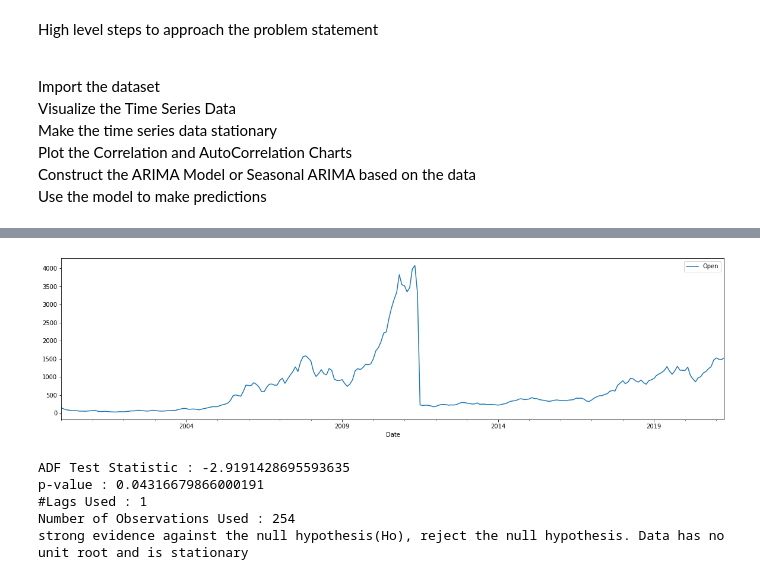
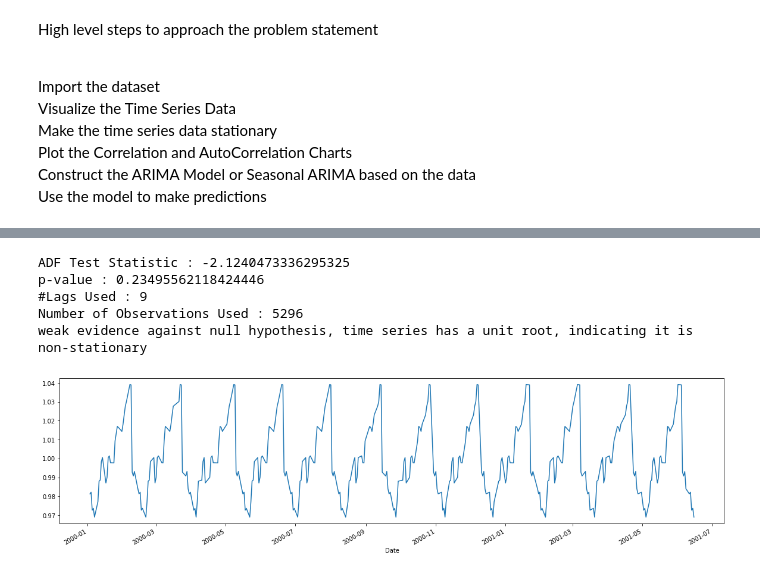
Before and after one commit to hargurjeet/MachineLearning, a Jupyter notebook: Nifty_50_Time_Series_Forecasting.ipynb, the cells around one changed output, grey strips where cells are left out. Saved outputs shown, nothing was run; the diff lists cells and outputs as text; code cells hidden in the pictures.

```diff
--- a/Nifty_50_Time_Series_Forecasting.ipynb
+++ b/Nifty_50_Time_Series_Forecasting.ipynb
@@ -91,4 +81,0 @@ titan_opening_price.plot() ;
-# %%
-## let us try to calcuate the average monthly sale
-
-titan_opening_price.index = titan_opening_price.index.to_period("M")
@@ -106,6 +82,2 @@ titan_opening_price_monthly.head()
-# %%
-titan_opening_price.groupby(titan_opening_price.index).mean().plot() ;
-# %% [output]
-[figure, removed]
 # %%
 ## testing for stationary
@@ -123,11 +95,19 @@ def adfuller_test(Open):
         print("strong evidence against the null hypothesis(Ho), reject the null hypothesis. Data has no unit root and is stationary")
     else:
         print("weak evidence against null hypothesis, time series has a unit root, indicating it is non-stationary ")
-# %%
-adfuller_test(titan_opening_price_monthly['Open'])
-# %% [output]
-ADF Test Statistic : -2.9191428695593635
-p-value : 0.04316679866000191
-#Lags Used : 1
-Number of Observations Used : 254
-strong evidence against the null hypothesis(Ho), reject the null hypothesis. Data has no unit root and is stationary
+# %%
+adfuller_test(titan_opening_price['VWAP'])
+# %% [output]
+ADF Test Statistic : -2.1240473336295325
+p-value : 0.23495562118424446
+#Lags Used : 9
+Number of Observations Used : 5296
+weak evidence against null hypothesis, time series has a unit root, indicating it is non-stationary
+# %%
+## Performing time series decomposition
+
+result=seasonal_decompose(x=titan_opening_price['VWAP'].head(365), model='multiplicable', freq=30)
+
+result.seasonal.plot();
+# %% [output]
+[figure, added]
```
Also changed, not shown: parts of 13 cells of this notebook.
